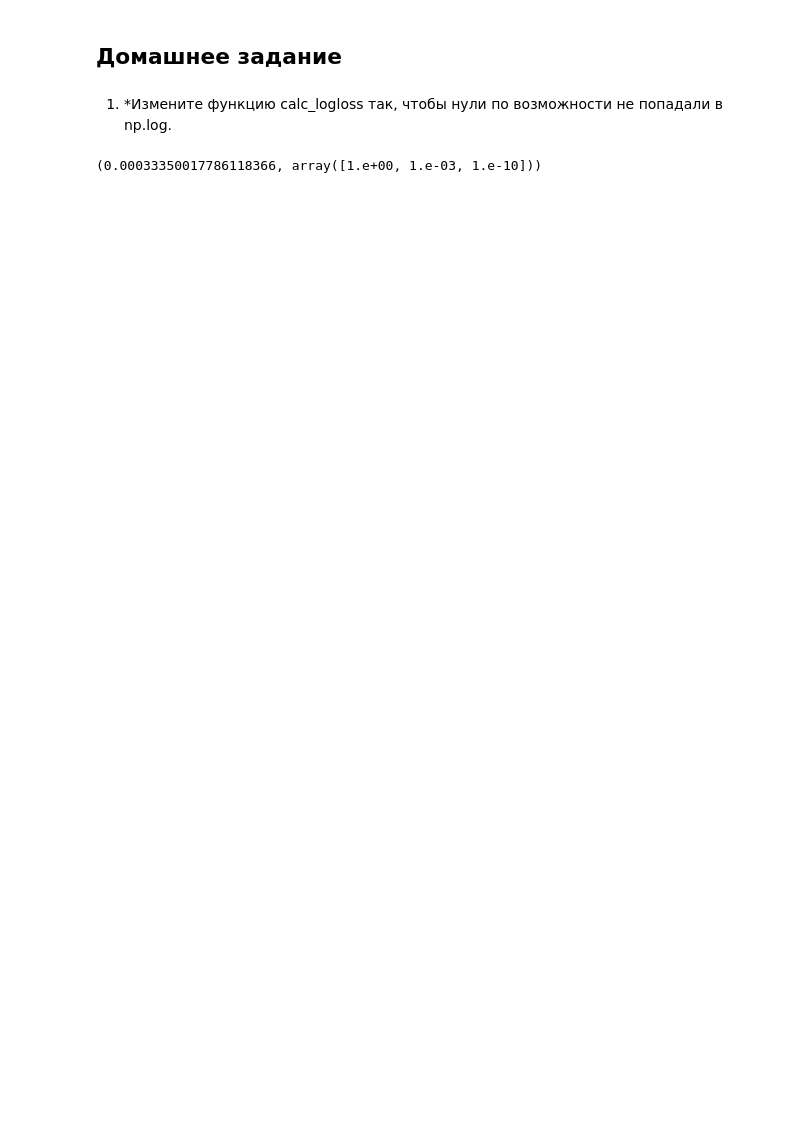
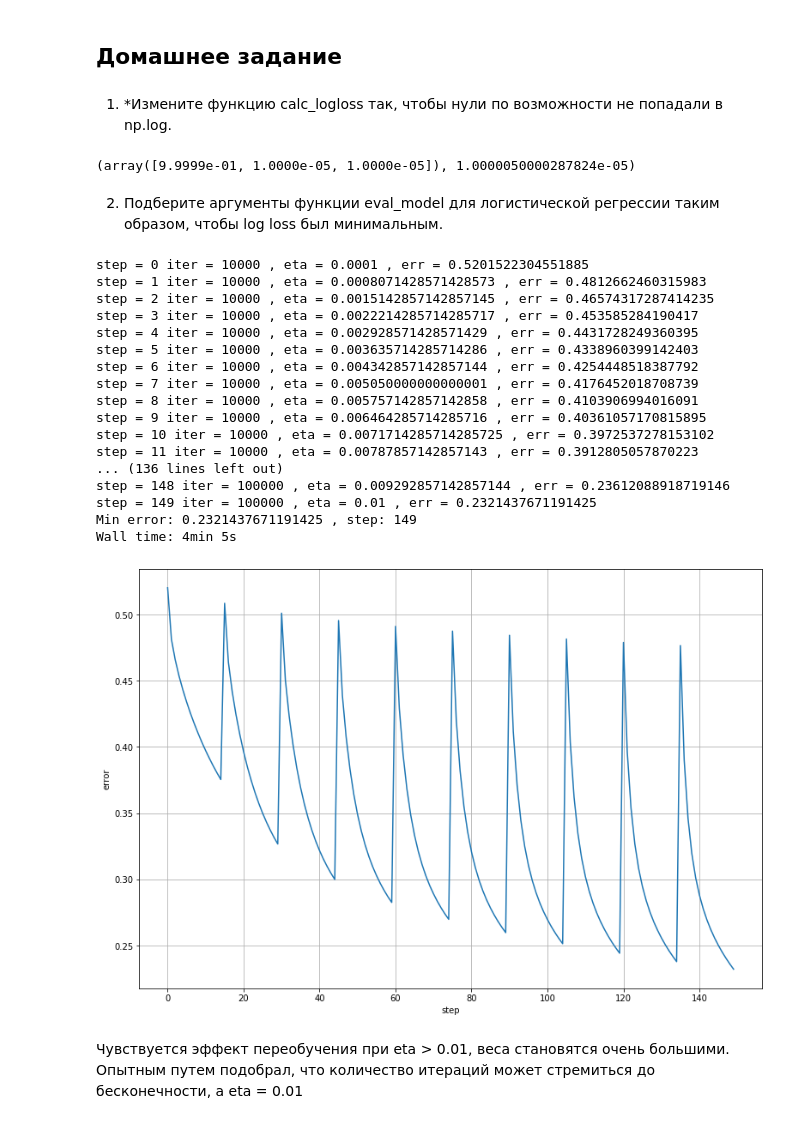
Before and after one commit to magadmmmv/-DataAnalysis, a Jupyter notebook: Lesson 3/Data_analysis_Lesson_3.ipynb, the cells around one changed output. Drawn from its saved outputs; the diff is of its cells as text; code cells hidden in the pictures; blank space fills up the shorter version.

```diff
--- a/Lesson 3/Data_analysis_Lesson_3.ipynb
+++ b/Lesson 3/Data_analysis_Lesson_3.ipynb
@@ -104,6 +107,6 @@ def eval_model(X, y, iterations, eta=1e-4):
     return W
 # %%
-W = eval_model(X_st, y, iterations=500, eta=1e-4)
+W = eval_model_print(X_st, y, iterations=500, eta=1e-4)
 # %% [output]
 0 [ 0.49667621 -0.13840939  0.6476858   1.52297324] 1.1785958344356262
 50 [ 0.494784   -0.14564801  0.6475462   1.52014828] 1.1657985749255426
@@ -131,7 +132,76 @@ def calc_logloss(y, y_pred):
 # %%
 # пример применения
-y1 = np.array([1, 0, 0])
-y_pred1 = np.array([1, 0.001, 0])
-calc_logloss(y1, y_pred1)
+y2 = np.array([1, 0, 0])
+y_pred2 = np.array([1, 0, 0])
+calc_logloss(y2, y_pred2)
 # %% [output]
-(0.00033350017786118366, array([1.e+00, 1.e-03, 1.e-10]))
+(array([9.9999e-01, 1.0000e-05, 1.0000e-05]), 1.0000050000287824e-05)
+# %% [markdown]
+2. Подберите аргументы функции eval_model для логистической регрессии таким образом, чтобы log loss был минимальным.
+# %%
+def eval_model(X, y, iterations, eta=1e-4):
+    np.random.seed(42)
+    W = np.random.randn(X.shape[1])
+    n = X.shape[0]
+
+    for i in range(iterations):
+        z = np.dot(X, W)
+        y_pred = sigmoid(z)
+        y_pred, err = calc_logloss(y, y_pred)
+
+        dQ = 1/n * X.T @ (y_pred - y)
+        W -= eta * dQ
+
+    return W, err
+# %%
+%%time
+# Итерации
+n_iterations_list = np.linspace(10000, 100000, 10).astype('int')
+# Шаги
+etas = np.linspace(0.0001, 0.01, 15)
+
+# потери будем записывать в список для отображения в виде графика
+errors = []
+step = 0
+
+for n_iterations in n_iterations_list:
+    for eta in etas:
+        w, err = eval_model(X_st, y, n_iterations, eta)
+
+        step += 1
+        errors.append(err)
+
+plt.figure(figsize=(13, 9))
+plt.xlabel('step')
+plt.ylabel('error')
+plt.grid()
+plt.plot(range(step), errors);
+
+for i in range(step):
+    i_iter = i // len(etas)
+    i_eta = i - i_iter * len(etas)
+    print('step =', i, 'iter =', n_iterations_list[i_iter], ', eta =',  etas[i_eta], ', err =', errors[i])
+
+print('Min error:', min(errors), ', step:', errors.index(min(errors)))
+# %% [output]
+step = 0 iter = 10000 , eta = 0.0001 , err = 0.5201522304551885
+step = 1 iter = 10000 , eta = 0.0008071428571428573 , err = 0.4812662460315983
+step = 2 iter = 10000 , eta = 0.0015142857142857145 , err = 0.46574317287414235
+step = 3 iter = 10000 , eta = 0.0022214285714285717 , err = 0.453585284190417
+step = 4 iter = 10000 , eta = 0.002928571428571429 , err = 0.4431728249360395
+step = 5 iter = 10000 , eta = 0.003635714285714286 , err = 0.4338960399142403
+step = 6 iter = 10000 , eta = 0.004342857142857144 , err = 0.4254448518387792
+step = 7 iter = 10000 , eta = 0.005050000000000001 , err = 0.4176452018708739
+step = 8 iter = 10000 , eta = 0.005757142857142858 , err = 0.4103906994016091
+step = 9 iter = 10000 , eta = 0.006464285714285716 , err = 0.40361057170815895
+step = 10 iter = 10000 , eta = 0.0071714285714285725 , err = 0.3972537278153102
+step = 11 iter = 10000 , eta = 0.00787857142857143 , err = 0.3912805057870223
+... (136 lines left out)
+step = 148 iter = 100000 , eta = 0.009292857142857144 , err = 0.23612088918719146
+step = 149 iter = 100000 , eta = 0.01 , err = 0.2321437671191425
+Min error: 0.2321437671191425 , step: 149
+Wall time: 4min 5s
+[figure, added]
+# %% [markdown]
+Чувствуется эффект переобучения при eta > 0.01, веса становятся очень большими.
+Опытным путем подобрал, что количество итераций может стремиться до бесконечности, а eta = 0.01
```
Also changed, not shown: parts of 38 cells of this notebook.
